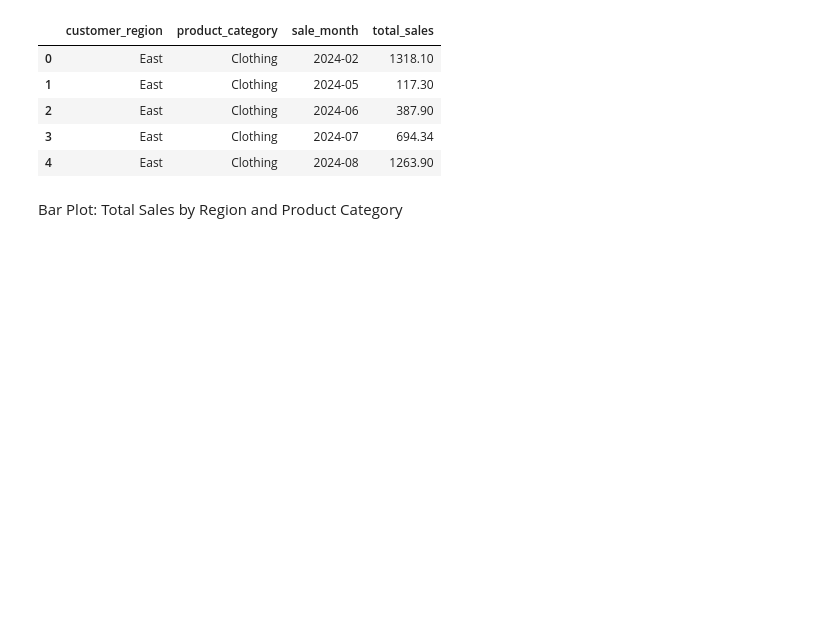
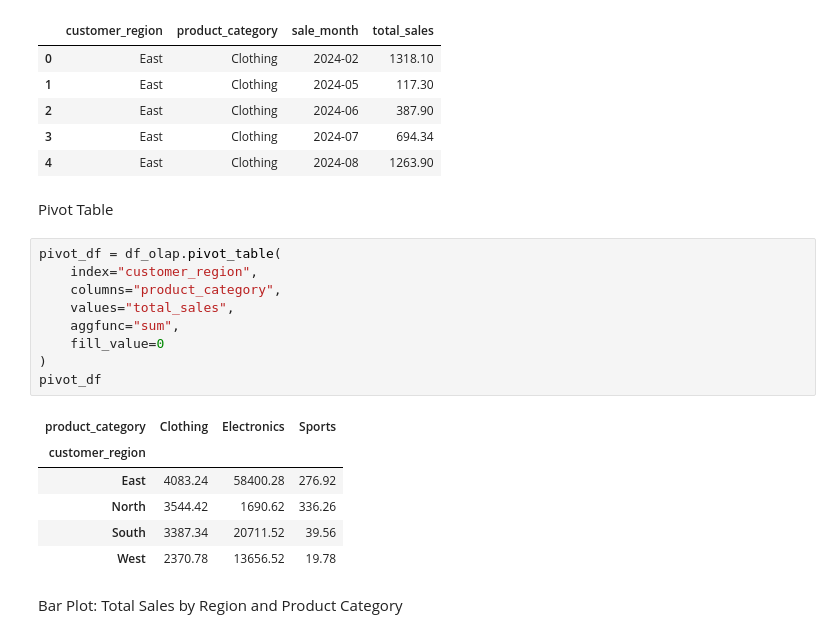
Before and after one commit to BethSpornitz/smart-store-bethspornitz, a Jupyter notebook: data/dw/Smart_Sales.ipynb, the cells around one changed output. Saved outputs shown, nothing was run; the diff lists cells and outputs as text; blank space fills up the shorter version.

```diff
--- a/data/dw/Smart_Sales.ipynb
+++ b/data/dw/Smart_Sales.ipynb
@@ -58,6 +60,24 @@ df_olap.head()
 | 2 | East | Clothing | 2024-06 | 387.90 |
 | 3 | East | Clothing | 2024-07 | 694.34 |
 | 4 | East | Clothing | 2024-08 | 1263.90 |
+# %% [markdown]
+Pivot Table
+# %%
+pivot_df = df_olap.pivot_table(
+    index="customer_region",
+    columns="product_category",
+    values="total_sales",
+    aggfunc="sum",
+    fill_value=0
+)
+pivot_df
+# %% [output]
+| product_category | Clothing | Electronics | Sports |
+| customer_region |  |  |  |
+| East | 4083.24 | 58400.28 | 276.92 |
+| North | 3544.42 | 1690.62 | 336.26 |
+| South | 3387.34 | 20711.52 | 39.56 |
+| West | 2370.78 | 13656.52 | 19.78 |
 # %% [markdown]
 Bar Plot: Total Sales by Region and Product Category
 # %%
```
Also changed, not shown: parts of 10 cells of this notebook.
